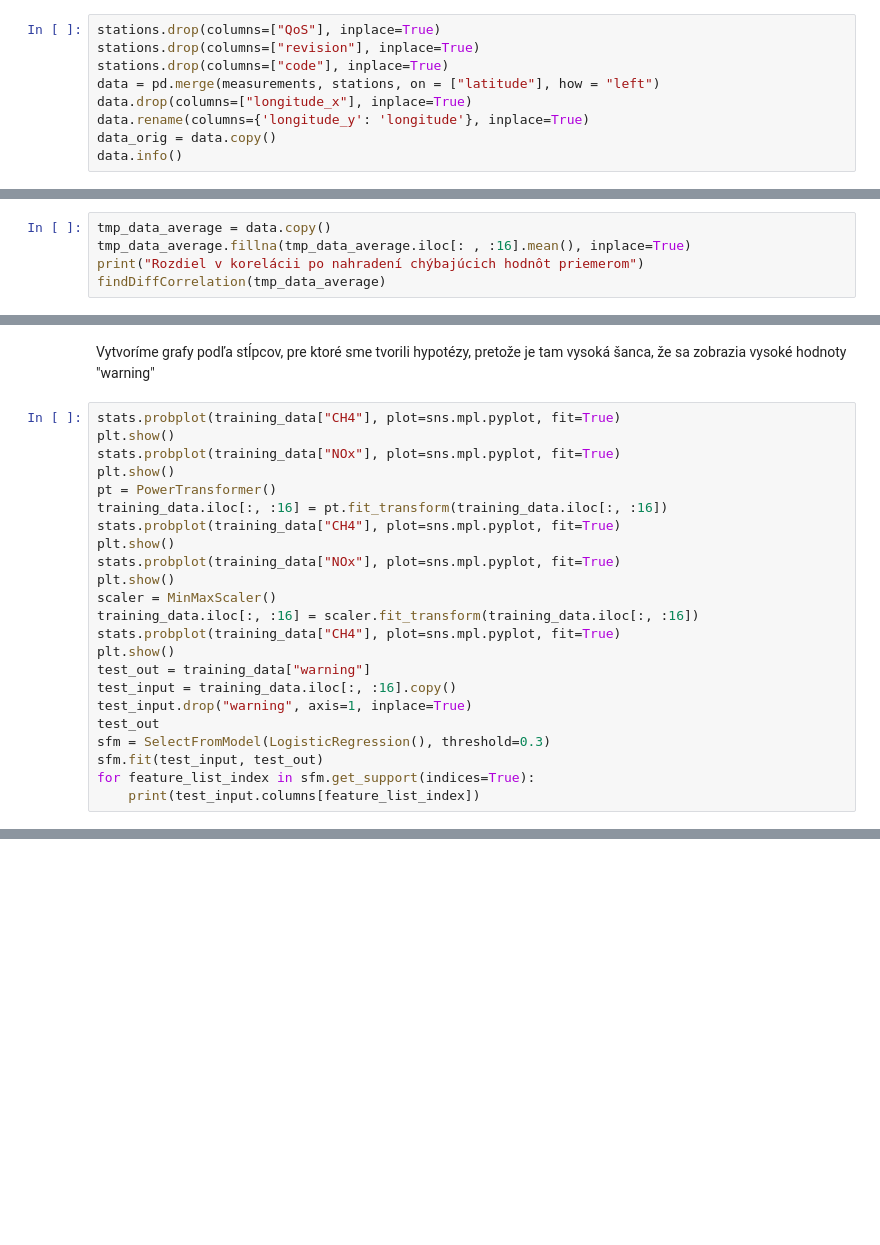
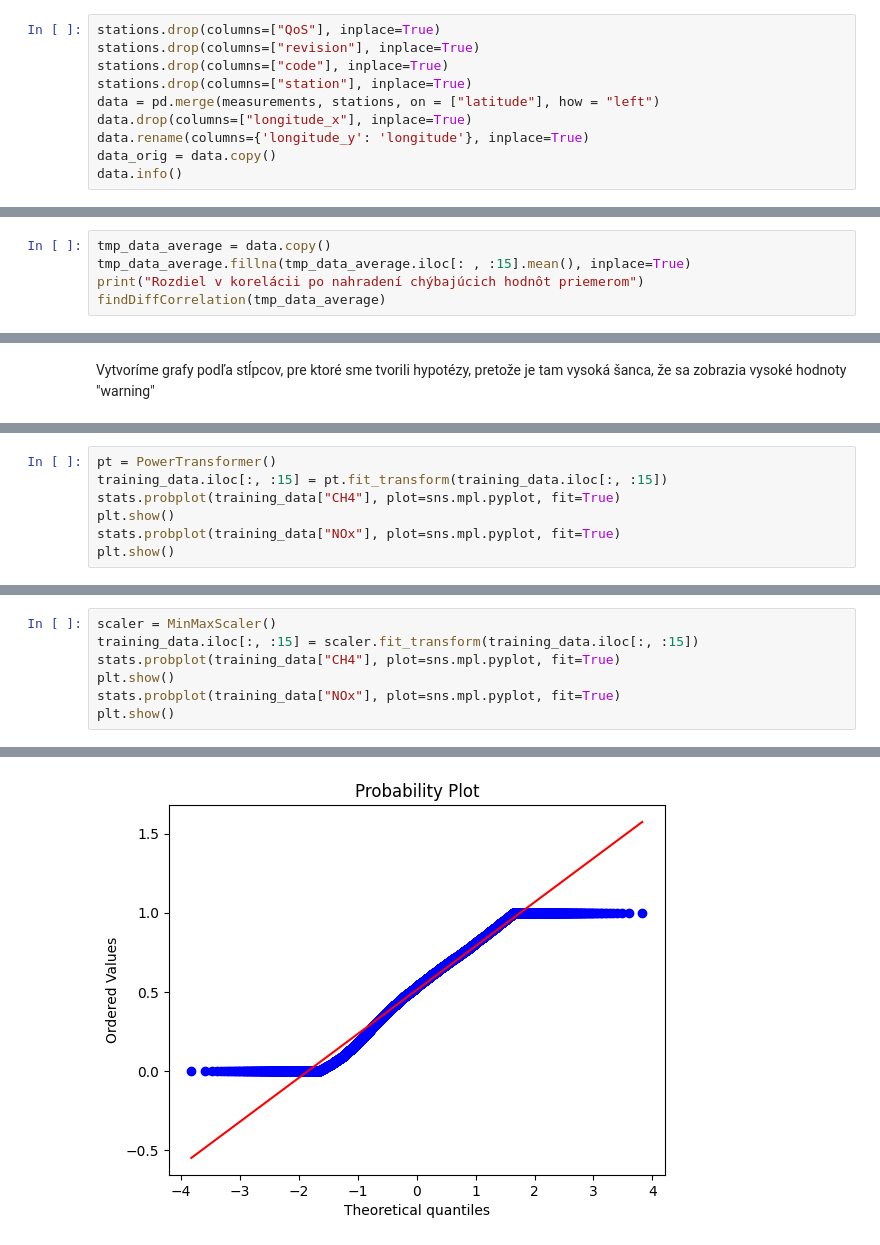
Before and after one commit to MarcelValent/IAU_projekt, a Jupyter notebook: Druha_faza.ipynb, the cells around one changed output, grey strips where cells are left out. Saved outputs shown, nothing was run; the diff lists cells and outputs as text; blank space fills up the shorter version.

```diff
--- a/Druha_faza.ipynb
+++ b/Druha_faza.ipynb
@@ -103,6 +116,7 @@ Odstránime QoS, revision a code, keďže tieto parametre neovplyvňujú kvalitu
 stations.drop(columns=["QoS"], inplace=True)
 stations.drop(columns=["revision"], inplace=True)
 stations.drop(columns=["code"], inplace=True)
+stations.drop(columns=["station"], inplace=True)
 data = pd.merge(measurements, stations, on = ["latitude"], how = "left")
 data.drop(columns=["longitude_x"], inplace=True)
 data.rename(columns={'longitude_y': 'longitude'}, inplace=True)
@@ -297,6 +327,6 @@ sns.heatmap(temp_data_median.iloc[: , :15].corr(), annot=True, fmt=".3f", linewi
 # %%
 tmp_data_average = data.copy()
-tmp_data_average.fillna(tmp_data_average.iloc[: , :16].mean(), inplace=True)
+tmp_data_average.fillna(tmp_data_average.iloc[: , :15].mean(), inplace=True)
 print("Rozdiel v korelácii po nahradení chýbajúcich hodnôt priemerom")
 findDiffCorrelation(tmp_data_average)
 # %% [output]
@@ -528,25 +575,2 @@ memory usage: 1.6+ MB
 # %% [markdown]
 Vytvoríme grafy podľa stĺpcov, pre ktoré sme tvorili hypotézy, pretože je tam vysoká šanca, že sa zobrazia vysoké hodnoty "warning"
-# %%
-stats.probplot(training_data["CH4"], plot=sns.mpl.pyplot, fit=True)
-plt.show()
-stats.probplot(training_data["NOx"], plot=sns.mpl.pyplot, fit=True)
-plt.show()
-pt = PowerTransformer()
-training_data.iloc[:, :16] = pt.fit_transform(training_data.iloc[:, :16])
-stats.probplot(training_data["CH4"], plot=sns.mpl.pyplot, fit=True)
-plt.show()
-stats.probplot(training_data["NOx"], plot=sns.mpl.pyplot, fit=True)
-plt.show()
-scaler = MinMaxScaler()
-training_data.iloc[:, :16] = scaler.fit_transform(training_data.iloc[:, :16])
-stats.probplot(training_data["CH4"], plot=sns.mpl.pyplot, fit=True)
-plt.show()
-test_out = training_data["warning"]
-test_input = training_data.iloc[:, :16].copy()
-test_input.drop("warning", axis=1, inplace=True)
-test_out
-sfm = SelectFromModel(LogisticRegression(), threshold=0.3)
-sfm.fit(test_input, test_out)
-for feature_list_index in sfm.get_support(indices=True):
-    print(test_input.columns[feature_list_index])
@@ -564,0 +587,7 @@ PM2.5
+# %%
+pt = PowerTransformer()
+training_data.iloc[:, :15] = pt.fit_transform(training_data.iloc[:, :15])
+stats.probplot(training_data["CH4"], plot=sns.mpl.pyplot, fit=True)
+plt.show()
+stats.probplot(training_data["NOx"], plot=sns.mpl.pyplot, fit=True)
+plt.show()
@@ -564,0 +601,8 @@ PM2.5
+# %%
+scaler = MinMaxScaler()
+training_data.iloc[:, :15] = scaler.fit_transform(training_data.iloc[:, :15])
+stats.probplot(training_data["CH4"], plot=sns.mpl.pyplot, fit=True)
+plt.show()
+stats.probplot(training_data["NOx"], plot=sns.mpl.pyplot, fit=True)
+plt.show()
+# %% [output]
@@ -564,0 +610 @@ PM2.5
+[figure, added]
```
Also changed, not shown: parts of 78 cells of this notebook, 2 other files.
